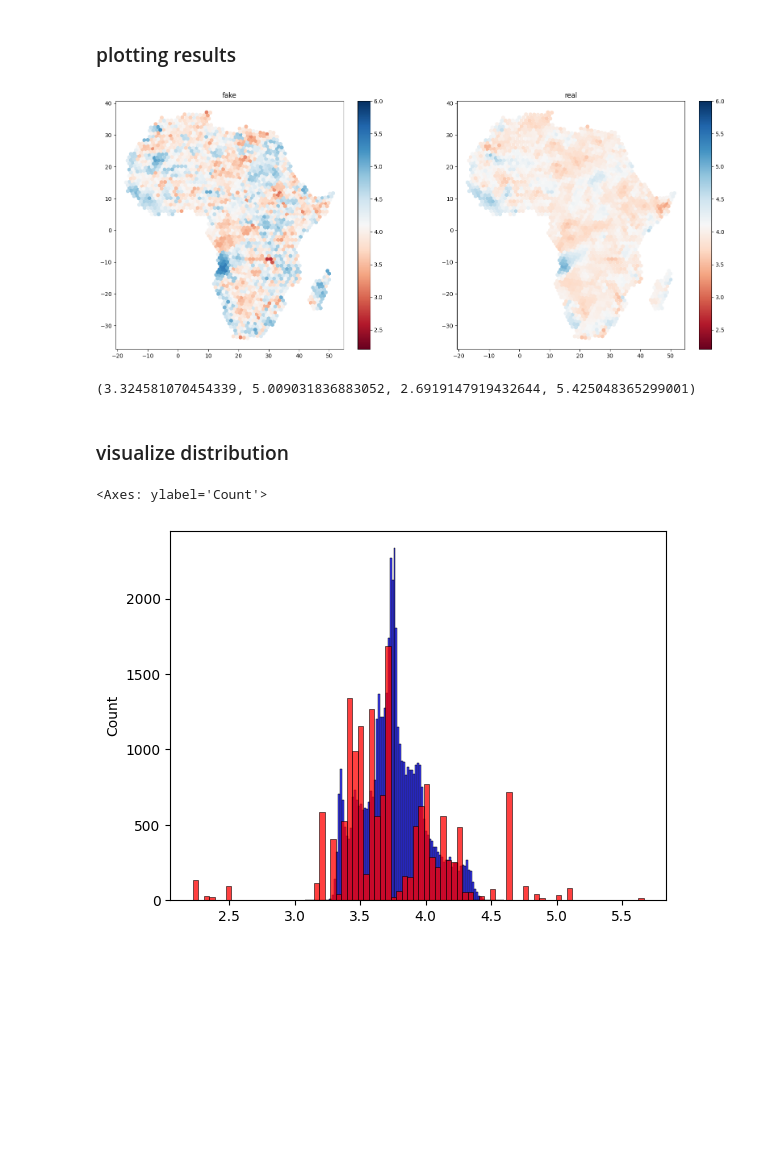
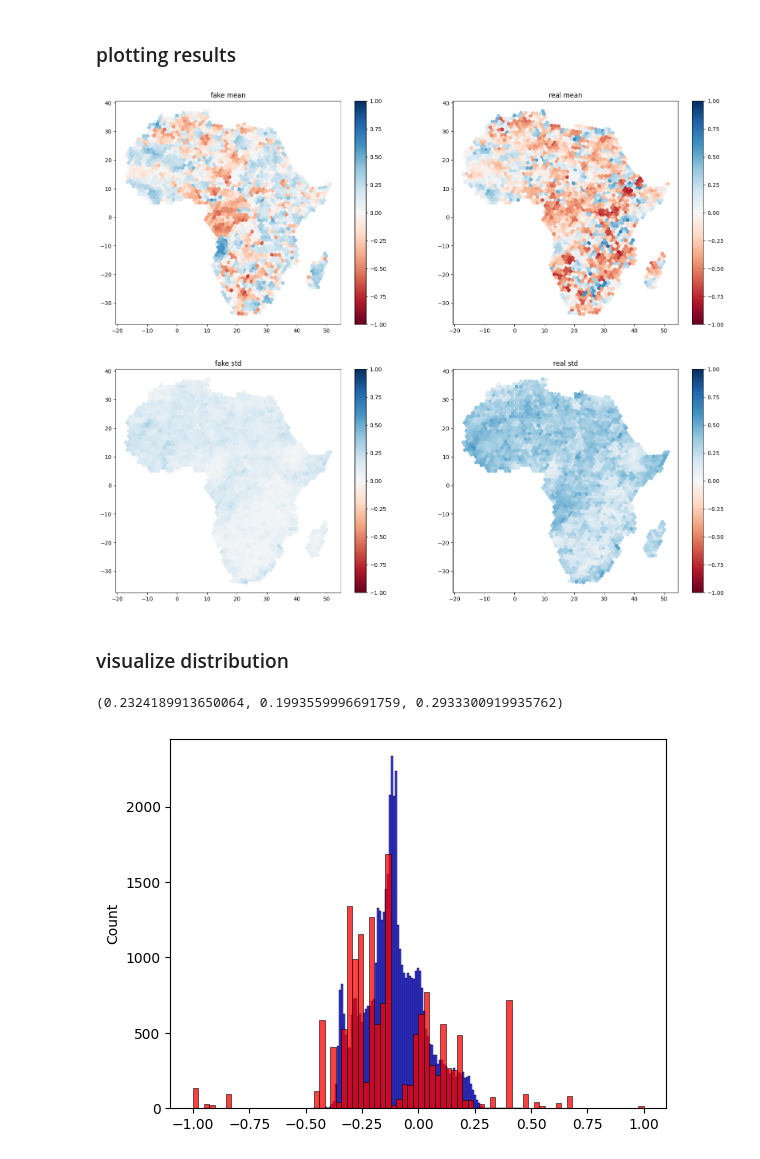
Before and after one commit to Moenupa/EIGAN, a Jupyter notebook: SCRIPTS/submission.ipynb, the cells around one changed output. Saved outputs shown, nothing was run; the diff lists cells and outputs as text; code cells hidden in the pictures; blank space fills up the shorter version.

```diff
--- a/SCRIPTS/submission.ipynb
+++ b/SCRIPTS/submission.ipynb
@@ -78,33 +79,18 @@ assert fake_avg.shape == avg.shape
 # %% [markdown]
 ### plotting results
-# %%
-fig, axes = plt.subplots(1, 2, figsize=(20, 8))
-axes.flatten()
-
-for _ax, _title, _avg in zip(axes,
-                             ('fake', 'real'),
-                             (fake_avg, avg)):
-    _fig = _ax.scatter(
-        cord[:, 0], cord[:, 1],
-        vmin=2.2, vmax=6.0,
-        c=_avg, cmap='RdBu'
-    )
-    _ax.set_title(_title)
-    plt.colorbar(_fig, ax=_ax)
-# %% [output]
-[figure, removed]
-# %%
-avg.min(), avg.max(), fake_avg.min(), fake_avg.max()
-# %% [output]
-(3.324581070454339, 5.009031836883052, 2.6919147919432644, 5.425048365299001)
+# %%
+plot_mean_std(fake_data, normed_data, cord)
+# %% [output]
+[figure, added]
 # %% [markdown]
 ### visualize distribution
 # %%
 sns.histplot(fake_data[:, 0], color='b')
-sns.histplot(data[:, 0], color='r')
+sns.histplot(normed_data[:, 0], color='r')
+eval_model(model, normed_data)
 # %% [output]
-<Axes: ylabel='Count'>
+(0.2324189913650064, 0.1993559996691759, 0.2933300919935762)
-[figure, old version]
+[figure, new version]
 # %%
 with torch.no_grad():
     model.eval()
```
Also changed, not shown: parts of 16 cells of this notebook, 5 other files.
